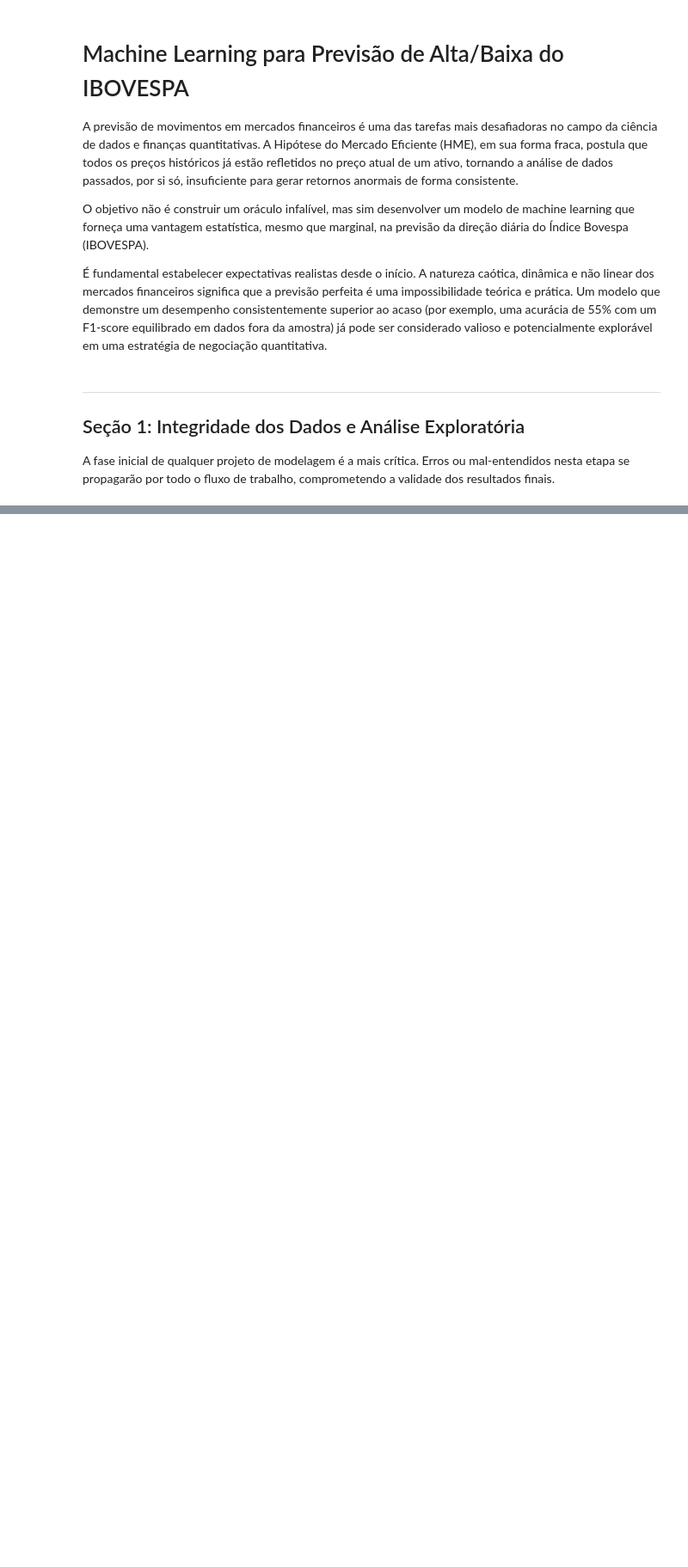
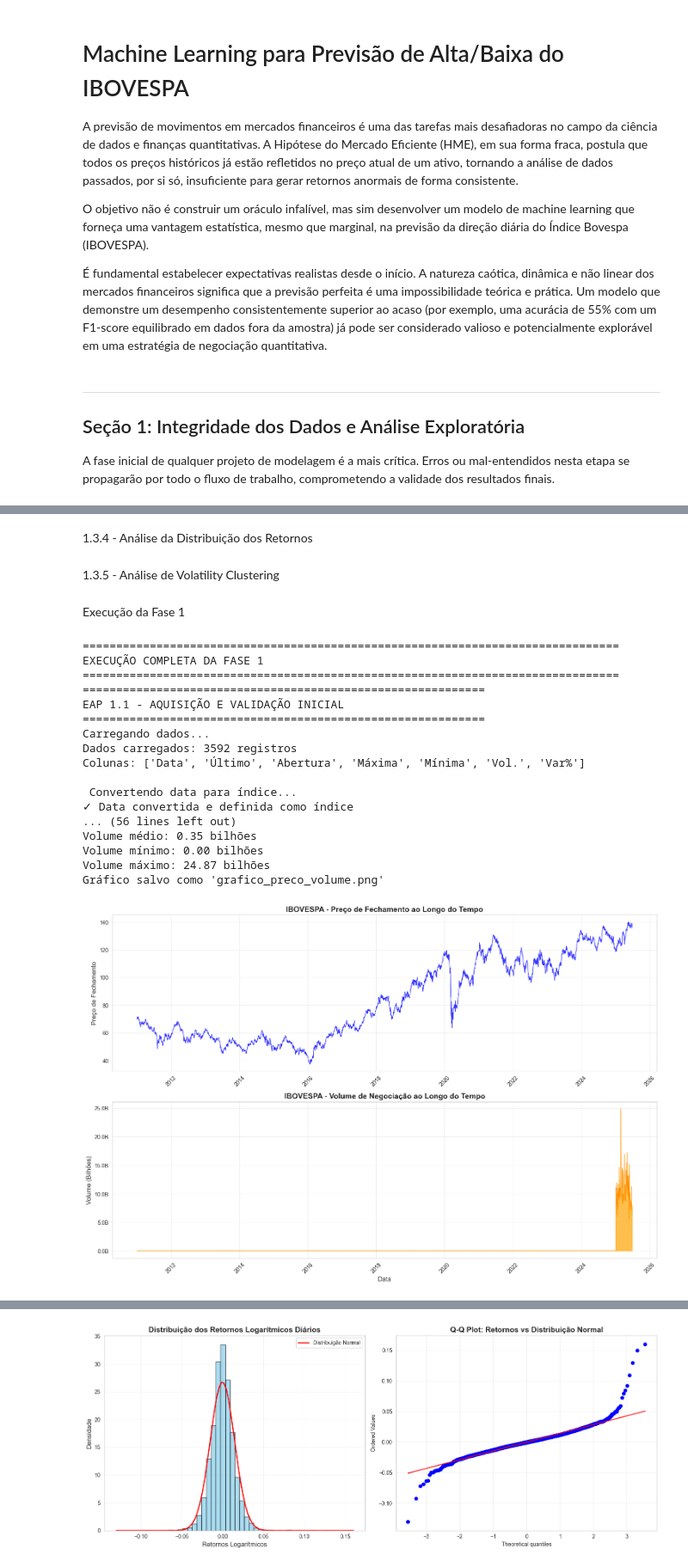
Before and after one commit to suprarn/tudofiap, a Jupyter notebook: Tech Challenge 2/final/tech_challenge_2_final.ipynb, the cells around one changed output, grey strips where cells are left out. Shown: that part at 86% size. Drawn from its saved outputs; the diff is of its cells as text; code cells hidden in the pictures; blank space fills up the shorter version.

```diff
--- a/Tech Challenge 2/final/tech_challenge_2_final.ipynb
+++ b/Tech Challenge 2/final/tech_challenge_2_final.ipynb
@@ -15,0 +199,19 @@ A fase inicial de qualquer projeto de modelagem é a mais crítica. Erros ou mal
+# %%
+def gerar_estatisticas_descritivas(dados):
+    """
+    EAP 1.3.1 - Gerar e analisar estatísticas descritivas
+    """
+    print("\n" + "=" * 60)
+    print("EAP 1.3.1 - ESTATÍSTICAS DESCRITIVAS")
+    print("=" * 60)
+
+    stats_desc = dados.describe()
+    print("Estatísticas Descritivas:")
+    print(stats_desc)
+
+    print("\nCoeficientes de Variação:")
+    for coluna in dados.select_dtypes(include=[np.number]).columns:
+        cv = dados[coluna].std() / dados[coluna].mean()
+        print(f"✓ {coluna}: {cv:.4f}")
+
+    return stats_desc
@@ -15,0 +331,2 @@ A fase inicial de qualquer projeto de modelagem é a mais crítica. Erros ou mal
+# %% [markdown]
+1.3.4 - Análise da Distribuição dos Retornos
@@ -15,0 +394,2 @@ A fase inicial de qualquer projeto de modelagem é a mais crítica. Erros ou mal
+# %% [markdown]
+1.3.5 - Análise de Volatility Clustering
@@ -15,0 +433,49 @@ A fase inicial de qualquer projeto de modelagem é a mais crítica. Erros ou mal
+# %% [markdown]
+Execução da Fase 1
+# %%
+def executar_fase_1_completa(caminho_arquivo):
+    """
+    Executa toda a Fase 1 do EAP de forma sequencial
+    """
+    print("=" * 80)
+    print("EXECUÇÃO COMPLETA DA FASE 1")
+    print("=" * 80)
+
+    try:
+        # Executa todos os blocos sequencialmente
+        dados = carregar_e_validar_dados(caminho_arquivo)
+        dados_limpos = limpar_e_tratar_dados(dados)
+        stats = gerar_estatisticas_descritivas(dados_limpos)
+        plotar_preco_e_volume(dados_limpos)
+        dados_com_retornos, retornos = calcular_retornos_logaritmicos(dados_limpos)
+        analisar_distribuicao_retornos(retornos)
+        analisar_volatility_clustering(retornos)
+
+
+        return dados_com_retornos, {'stats': stats}
+
+    except Exception as e:
+        print(f"\nERRO NA EXECUÇÃO: {str(e)}")
+        raise
+
+
+dados, resultados = executar_fase_1_completa('dados_bovespa.csv')
+# %% [output]
+================================================================================
+EXECUÇÃO COMPLETA DA FASE 1
+================================================================================
+============================================================
+EAP 1.1 - AQUISIÇÃO E VALIDAÇÃO INICIAL
+============================================================
+Carregando dados...
+Dados carregados: 3592 registros
+Colunas: ['Data', 'Último', 'Abertura', 'Máxima', 'Mínima', 'Vol.', 'Var%']
+
+ Convertendo data para índice...
+✓ Data convertida e definida como índice
+... (56 lines left out)
+Volume médio: 0.35 bilhões
+Volume mínimo: 0.00 bilhões
+Volume máximo: 24.87 bilhões
+Gráfico salvo como 'grafico_preco_volume.png'
+[figure, added]
@@ -15,0 +501 @@ A fase inicial de qualquer projeto de modelagem é a mais crítica. Erros ou mal
+[figure, added]
```
Also changed, not shown: parts of 41 cells of this notebook, 18 other files.
